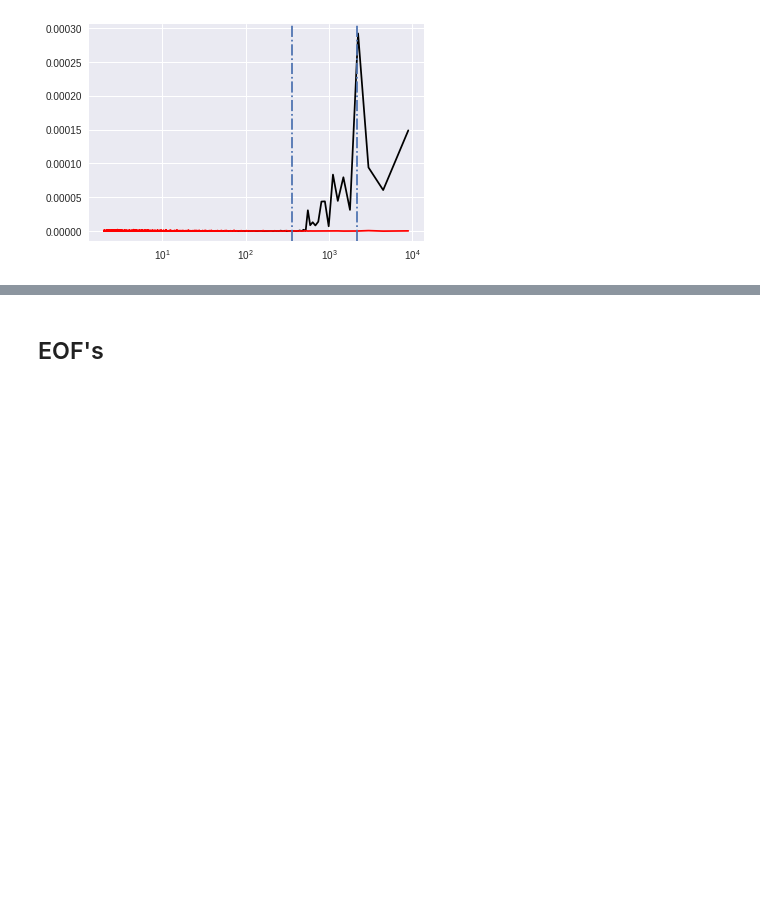
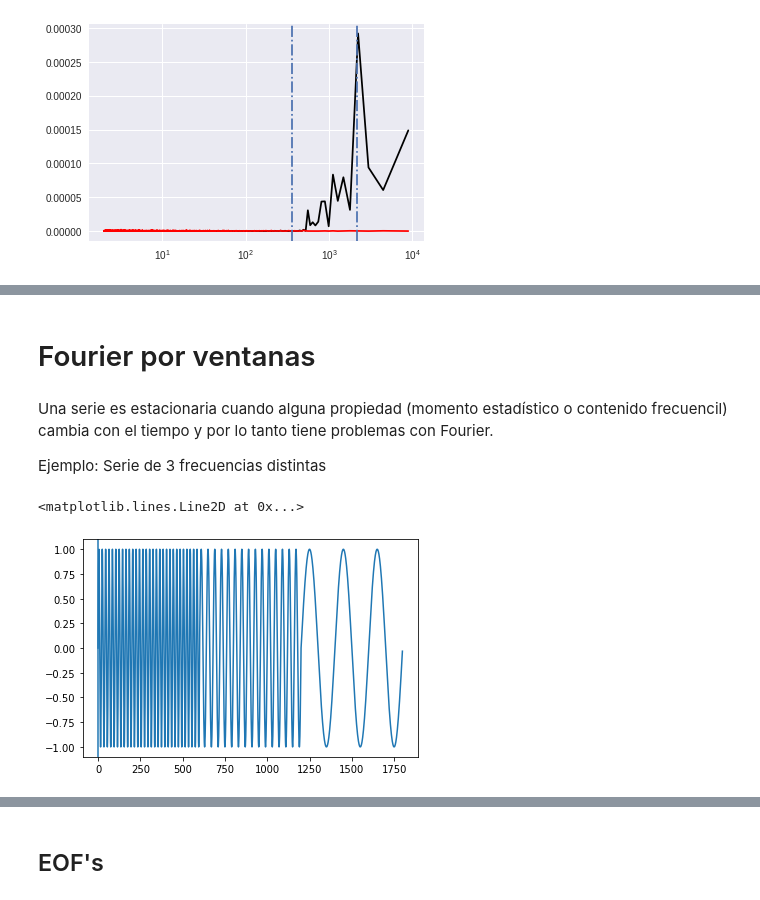
Before and after one commit to FrankAyalaC/Nivel-del-mar-en-Buenaventura, a Jupyter notebook: Scripts/Clase de datos.ipynb, the cells around one changed output, grey strips where cells are left out. Saved outputs shown, nothing was run; the diff lists cells and outputs as text; code cells hidden in the pictures; blank space fills up the shorter version.

```diff
--- a/Scripts/Clase de datos.ipynb
+++ b/Scripts/Clase de datos.ipynb
@@ -4,7 +4,6 @@ import matplotlib.pyplot as plt
 import matplotlib as mp
 import cartopy.crs as ccrs
 import cartopy
-import matplotlib.pyplot as plt
 import cartopy.feature as cfeature
 
 
@@ -25,8 +24,8 @@ from datetime import datetime,timedelta
 
 # from mpl_toolkits.axes_grid1 import make_axes_locatable
 
-plt.style.use("seaborn")
-mp.rcParams['font.size'] = 20
+# plt.style.use("seaborn")
+# mp.rcParams['font.size'] = 20
 # %%
 def reading_netcdf(ruta):
     data=nc.Dataset(ruta)
@@ -155,0 +156,28 @@ plt.axvline(365*6,ls='-.')
+# %% [markdown]
+# Fourier por ventanas
+# %% [markdown]
+Una serie es estacionaria cuando alguna propiedad (momento estadístico o contenido frecuencil) cambia con el tiempo y por lo tanto tiene problemas con Fourier.
+
+Ejemplo: Serie de 3 frecuencias distintas
+# %%
+t=np.arange(0,6*np.pi,0.01*np.pi)
+# %%
+w1=10
+s1=np.sin(w1*t)
+
+w2=5
+s2=np.sin(w2*t)
+
+w3=1
+s3=np.sin(w3*t)
+
+s_f=np.concatenate((s1,s2,s3))
+# %%
+plt.figure()
+plt.plot(s_f)
+plt.axvline()
+# plt.plot(t,s2)
+# plt.plot(t,s3)
+# %% [output]
+<matplotlib.lines.Line2D at 0x...>
+[figure, added]
```
Also changed, not shown: parts of 13 cells of this notebook, 45 other files.
